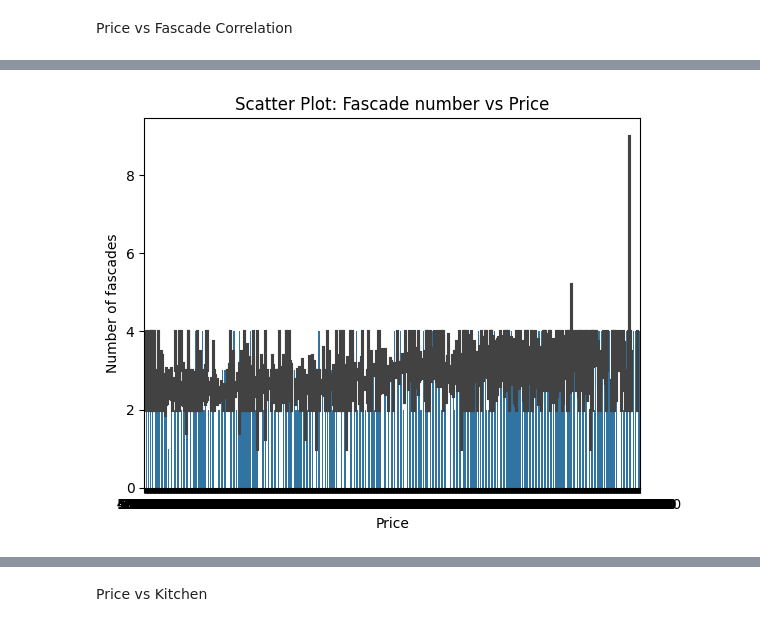
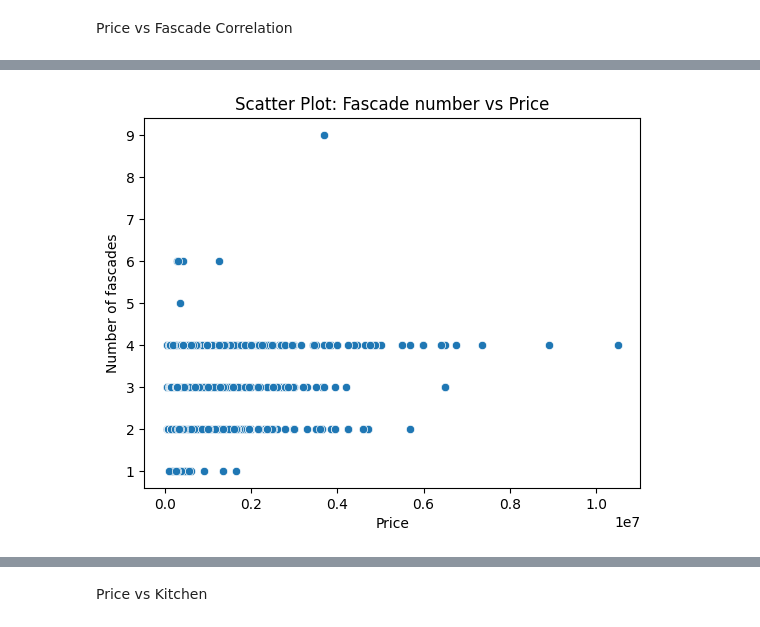
Before and after one commit to 2moonyo/immo_data_analysis, a Jupyter notebook: Correlation.ipynb, the cells around one changed output, grey strips where cells are left out. Cells and saved outputs as stored; diff of their text form; code cells hidden in the pictures.

```diff
--- a/Correlation.ipynb
+++ b/Correlation.ipynb
@@ -135,0 +481,7 @@ Index(['house_index', 'bedrooms', 'property_type', 'property_subtype',
+# %%
+# Filter rows where gardenSurface is not greater than surfaceOfThePlot or where either column is null
+df = df[
+    (df['gardenSurface'] <= df['surfaceOfThePlot']) |
+    (df['gardenSurface'].isnull()) |
+    (df['surfaceOfThePlot'].isnull())
+]
@@ -195,11 +746,11 @@ fascade_v_price
 # %%
 # Scatter plot of price vs bedrooms
-sns.barplot(x=df["price"], y=df["facades"])
+sns.scatterplot(x=df["price"], y=df["facades"])
 # Adding titles
 plt.title("Scatter Plot: Fascade number vs Price")
 plt.ylabel("Number of fascades")
 plt.xlabel("Price")
 # Show the plot
 plt.show()
 # %% [output]
-[figure, old version]
+[figure, new version]
```
Also changed, not shown: parts of 82 cells of this notebook, 1 other file.
